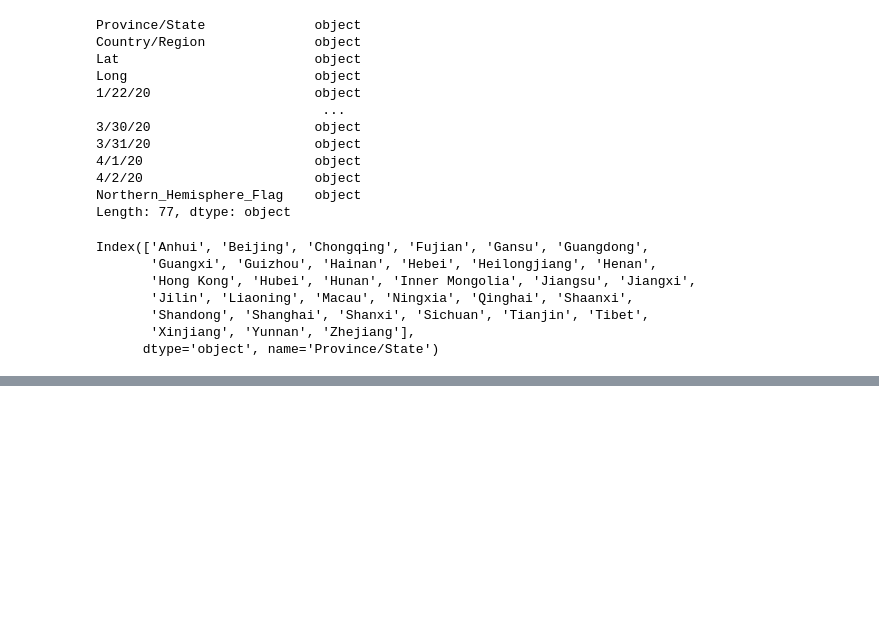
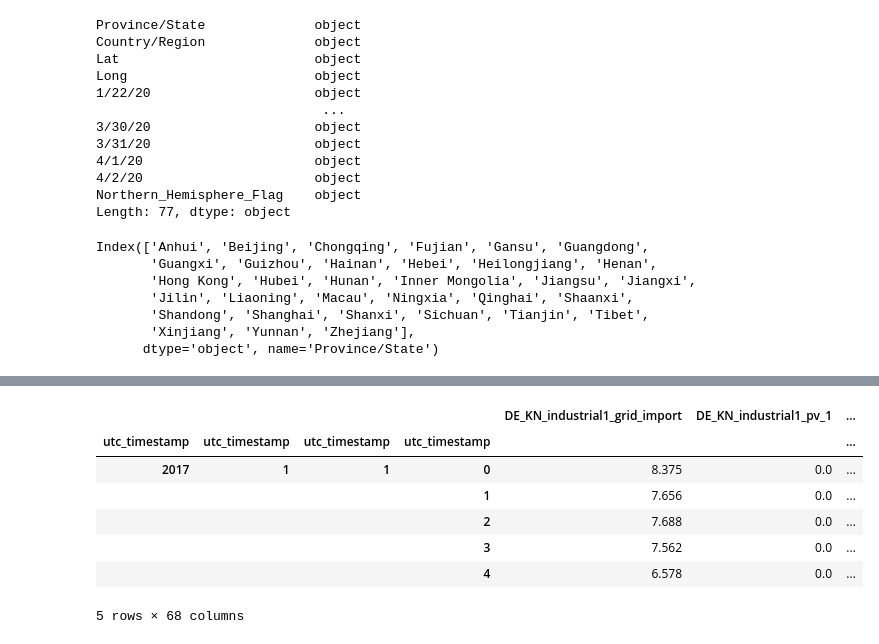
Before and after one commit to UGuntupalli/pandas_demo, a Jupyter notebook: tips_and_tricks_for_using_pandas.ipynb, the cells around one changed output, grey strips where cells are left out. Saved outputs shown, nothing was run; the diff lists cells and outputs as text; code cells hidden in the pictures; blank space fills up the shorter version.

```diff
--- a/tips_and_tricks_for_using_pandas.ipynb
+++ b/tips_and_tricks_for_using_pandas.ipynb
@@ -421,0 +412,15 @@ hourly_data_total_df.head()
+# %%
+# This result might have caught you by surprise, but if you pay close attention, the groups that we created were based on the unique values under that group, which in this case is hours. In order to calculate hourly totals or aggregates, we would need our group to contain all the things that they are different by leading up to the hourly level. So:
+hour_grouping_sel = [(household_data_generation_df.index.year), (household_data_generation_df.index.month),
+                     (household_data_generation_df.index.day), (household_data_generation_df.index.hour)]
+hourly_data_df = household_data_generation_df.groupby(hour_grouping_sel).sum()
+hourly_data_df.head()
+# %% [output]
+|  |  |  |  | DE_KN_industrial1_grid_import | DE_KN_industrial1_pv_1 | ... |
+| utc_timestamp | utc_timestamp | utc_timestamp | utc_timestamp |  |  | ... |
+| 2017 | 1 | 1 | 0 | 8.375 | 0.0 | ... |
+|  |  |  | 1 | 7.656 | 0.0 | ... |
+|  |  |  | 2 | 7.688 | 0.0 | ... |
+|  |  |  | 3 | 7.562 | 0.0 | ... |
+|  |  |  | 4 | 6.578 | 0.0 | ... |
+5 rows × 68 columns
```
Also changed, not shown: parts of 9 cells of this notebook.
